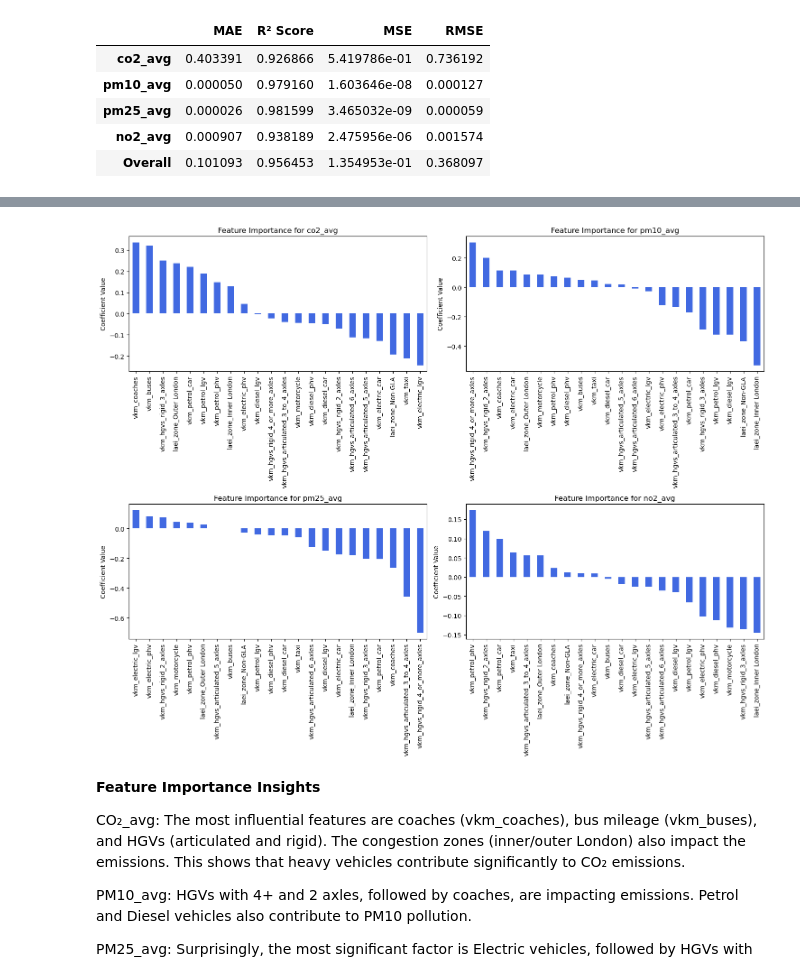
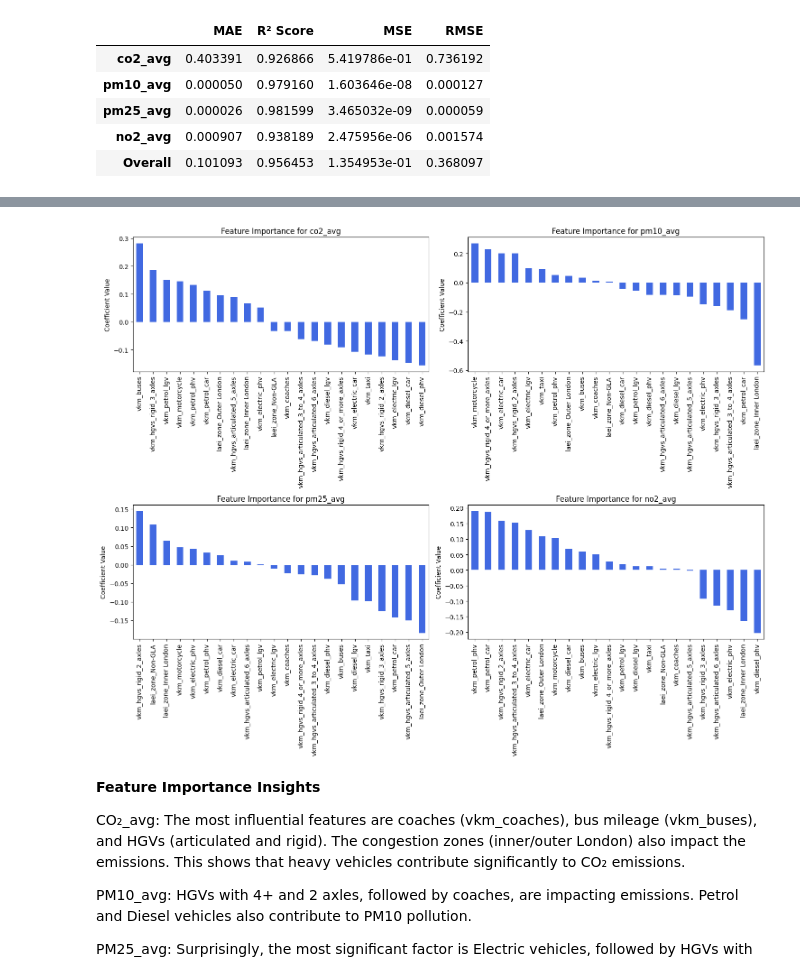
Before and after one commit to osamadev/EmissionsML, a Jupyter notebook: emissions_modeling.ipynb, the cells around one changed output, grey strips where cells are left out. Drawn from its saved outputs; the diff is of its cells as text; code cells hidden in the pictures.

```diff
--- a/emissions_modeling.ipynb
+++ b/emissions_modeling.ipynb
@@ -305,24 +305,18 @@ NO₂ emissions are heavily driven by Diesel cars and Petrol vehicles, while ele
 # %%
 # Scale training data and store the scaler
 X_train_scaled, y_train_scaled, scaler_X, scaler_y = utils.scale_data(X_train, y_train, fit_scaler=True)
-
-# Scale test data using the same scaler (ensures consistency)
-#X_test_scaled, y_test_scaled, _, _ = utils.scale_data(X_test, y_test, scaler_X=scaler_X, scaler_Y=scaler_y, fit_scaler=False)
 
 mlp_pipeline = Pipeline([
         ('scaler', scaler_X),
         ('mlp', MLPRegressor(max_iter=500, random_state=42))
     ])
 
-
-mlp_pipeline.fit(X_train_scaled, y_train)
-
 # Wrap the pipeline with TransformedTargetRegressor to scale the target values.
 # This ensures that during prediction, the outputs are automatically inverse transformed
 # back to the original (unnormalized) space.
 mlp_model = TransformedTargetRegressor(regressor=mlp_pipeline, transformer=scaler_y)
 
-mlp_model.fit(X_train_scaled, y_train)
+mlp_model.fit(X_train, y_train)
 # %% [output]
 TransformedTargetRegressor(regressor=Pipeline(steps=[('scaler',
                                                       StandardScaler()),
@@ -391,7 +385,7 @@ mlp_predictions
 # %%
-utils.plot_mlp_feature_importance(mlp_pipeline, X, y)
+utils.plot_mlp_feature_importance(mlp_model.regressor_, X, y)
 # %% [output]
-[figure, old version]
+[figure, new version]
 # %% [markdown]
 **Feature Importance Insights**
 
```
Also changed, not shown: parts of 12 cells of this notebook, 1 other file.
